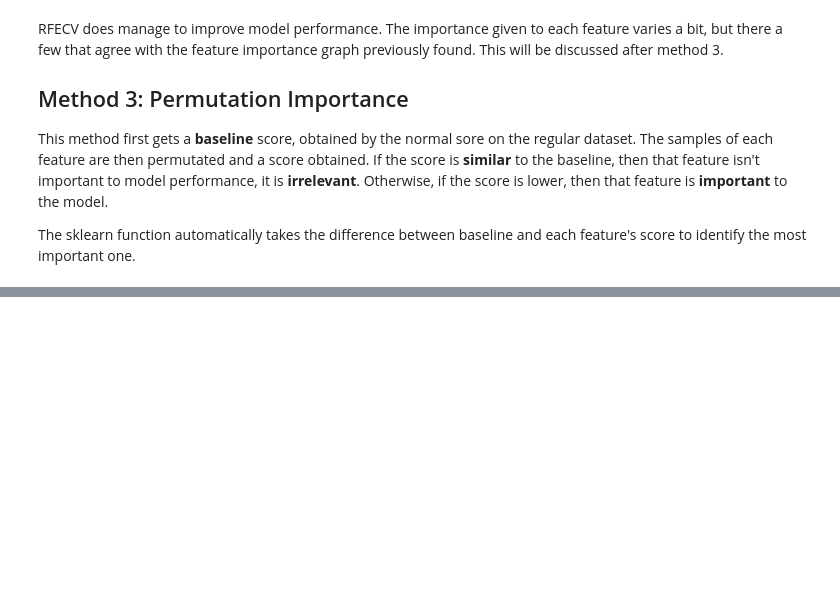
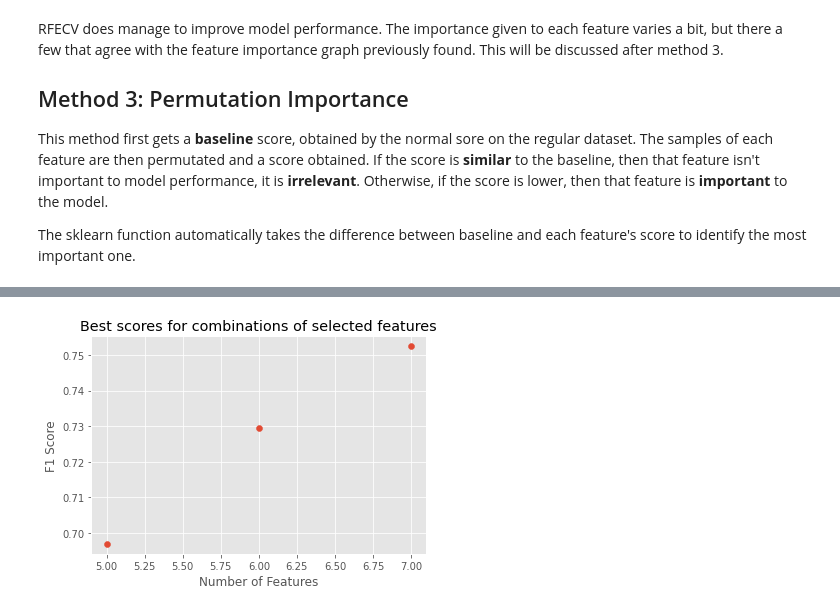
Before and after one commit to Sharkmas6/Diamond_ML, a Jupyter notebook: jupyter/updated/Feature Selection.ipynb, the cells around one changed output, grey strips where cells are left out. Saved outputs shown, nothing was run; the diff lists cells and outputs as text; code cells hidden in the pictures; blank space fills up the shorter version.

```diff
--- a/jupyter/updated/Feature Selection.ipynb
+++ b/jupyter/updated/Feature Selection.ipynb
@@ -798,0 +979,83 @@ I finally conclude that, from my experimentation so far, **these 11 features can
+# %%
+from itertools import combinations
+from sklearn.compose import ColumnTransformer
+from sklearn.neural_network import MLPClassifier
+
+
+
+for db_kind, datum in data.items():
+    print(db_kind.upper())
+    bestfeats, medfeats = list(bestfeats_db[db_kind]), list(medfeats_db[db_kind])
+    x, y = datum.unpack(drop_col=["SPACEGROUP"])
+
+    # take only untouched data
+    i = 1
+    mask = x["DATASET_NAME"] == i
+    x, y, = x[mask], y[mask]
+    x = x.drop(["DATASET_NAME"], axis=1)
+
+    # prepare best params
+    db_dir = fr"D:\Diamond\analysis\results\dataset_{i}\{db_kind}\confidence_threshold"
+    best_params = pd.read_csv(os.path.join(db_dir, "best_params_RandomForest.csv"), squeeze=True, index_col=0)
+    best_params.index = best_params.index.str.replace("clf__", "")
+    best_params.drop("max_features", inplace=True)
+    for ix, val in best_params.items():
+        try:
+            best_params[ix] = int(val)
+        except ValueError:
+            continue
+    print(best_params)
+    best_params = best_params.to_dict()
+
+
+
+    if db_kind == "dials":
+        # change DIALS essential features
+        to_change = ["ANOMALOUS_SLOPE", "SHELXC_SIGNAL"]
+        bestfeats = list(bestfeats) + to_change
+        medfeats = list(medfeats)
+        for feat in to_change: medfeats.remove(feat)
+
+        # remove outliers
+        liers = LOF(contamination=0.4).fit_predict(x)
+        mask = liers == 1
+        print(f"Dropped {1-mask.sum()/mask.size:.2%} samples")
+        x, y = x.loc[mask, :], y[mask]
+
+    print("> Essential:", bestfeats)
+    print("> Options:", medfeats)
+
+    # create predictors
+    clf = RandomForestClassifier(random_state=seed, class_weight="balanced", **best_params)
+    pipe = Pipeline([("scaler", StandardScaler()), ("clf", clf)])
+    print(clf)
+
+
+    # iterate over i extra features
+    topfeats = []
+    topscores = []
+    for i in range(target-len(bestfeats)+1):
+        print(f"> Trying {i} extra features...")
+        # get all feature combinations
+        feats_comb = [bestfeats + list(comb) for comb in combinations(medfeats, i)]
+
+        # get scores for all combinations and select best
+        scores = [cross_val_score(pipe, x.loc[:, comb], y, cv=5, scoring="f1", n_jobs=4).mean() for comb in feats_comb]
+        max_ix = np.argmax(scores)
+        max_score, max_feats = scores[max_ix], feats_comb[max_ix]
+        print(max_ix, max_feats, max_score)
+
+        # store results
+        topfeats.append(max_feats)
+        topscores.append(max_score)
+
+
+    # plot results
+    plt.scatter([len(feats) for feats in topfeats], topscores)
+    plt.xlabel("Number of Features")
+    plt.ylabel("F1 Score")
+    plt.title("Best scores for combinations of selected features")
+
+    plt.show()
+    print("-"*60)
+# %% [output]
@@ -798,0 +1082 @@ I finally conclude that, from my experimentation so far, **these 11 features can
+[figure, added]
```
Also changed, not shown: parts of 13 cells of this notebook, 3 other files.
